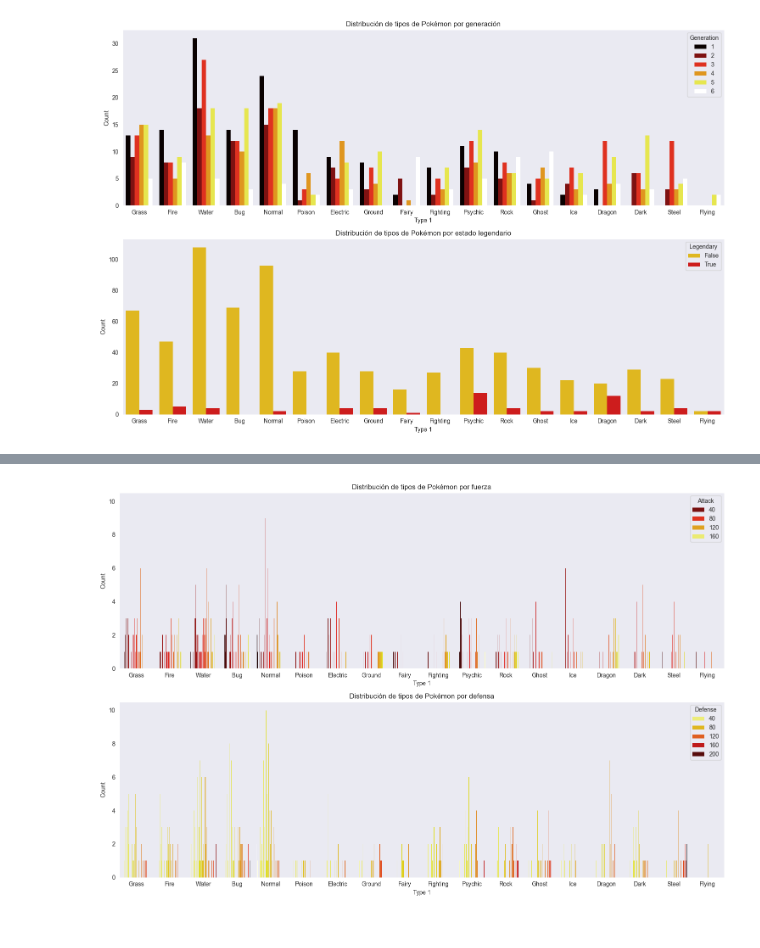
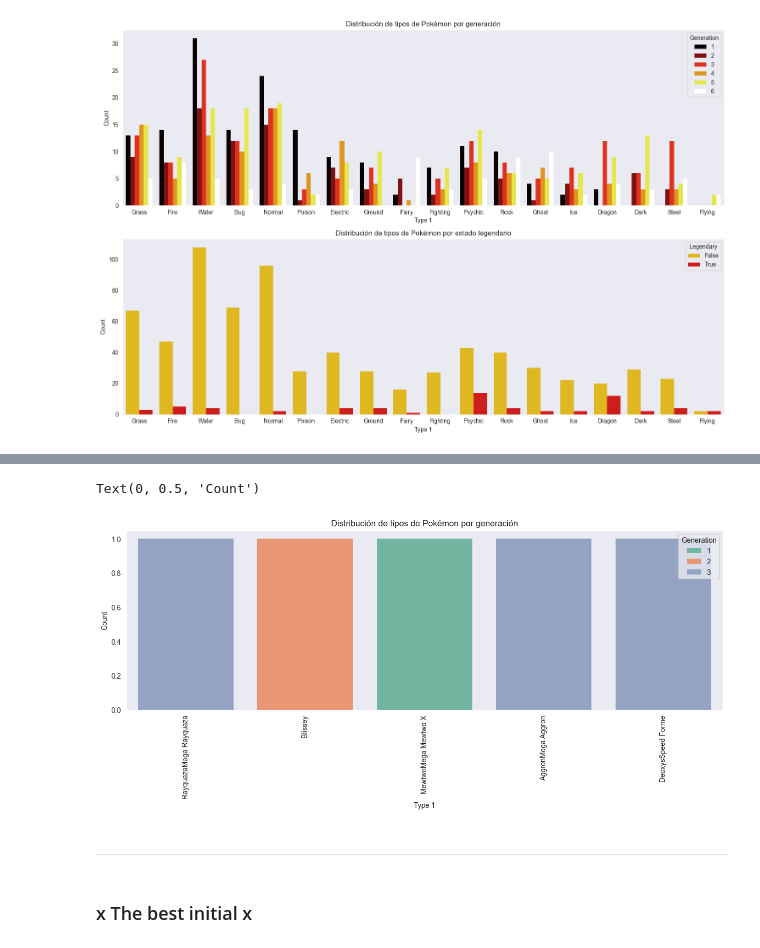
Before and after one commit to borjabarber/EDA_POKEMON, a Jupyter notebook: 2_Analisis_EDA.ipynb, the cells around one changed output, grey strips where cells are left out. Cells and saved outputs as stored; diff of their text form; code cells hidden in the pictures.

```diff
--- a/2_Analisis_EDA.ipynb
+++ b/2_Analisis_EDA.ipynb
@@ -442,0 +634,4 @@ plt.show()
+# %%
+#Grupo con los mejores de cada estadistica.
+best_of_best = pokemon.iloc[[426,261,163,333,431]]
+best_of_best
@@ -443,23 +657,12 @@ plt.show()
 # %%
-sns.set_style('dark')
+#¿De que generación son los mejores de cada estadistica?
 plt.figure(figsize=(15,10))
-
-#Distribución de tipos de Pokémon por fuerza
 plt.subplot(2, 1, 1)
-sns.countplot(data=pokemon, x='Type 1', hue='Attack', palette='hot', linewidth=0, alpha=1)
-plt.title('Distribución de tipos de Pokémon por fuerza')
+sns.countplot(data=best_of_best, x='Name', hue='Generation', palette='Set2', linewidth=0, alpha=1)
+plt.title('Distribución de tipos de Pokémon por generación')
+plt.xticks(rotation = 90)
 plt.xlabel('Type 1')
 plt.ylabel('Count')
-
-#Distribución de tipos de Pokémon por defensa
-plt.subplot(2, 1, 2)
-sns.countplot(data=pokemon, x='Type 1', hue='Defense', palette='hot_r', linewidth=0, alpha=1)
-plt.title('Distribución de tipos de Pokémon por defensa')
-plt.xlabel('Type 1')
-plt.ylabel('Count')
-
-
-plt.tight_layout()
-plt.show()
 # %% [output]
+Text(0, 0.5, 'Count')
-[figure, old version]
+[figure, new version]
@@ -465,0 +672,4 @@ plt.show()
+# %% [markdown]
+---
+# %% [markdown]
+###  x The best initial x
```
Also changed, not shown: parts of 25 cells of this notebook.
